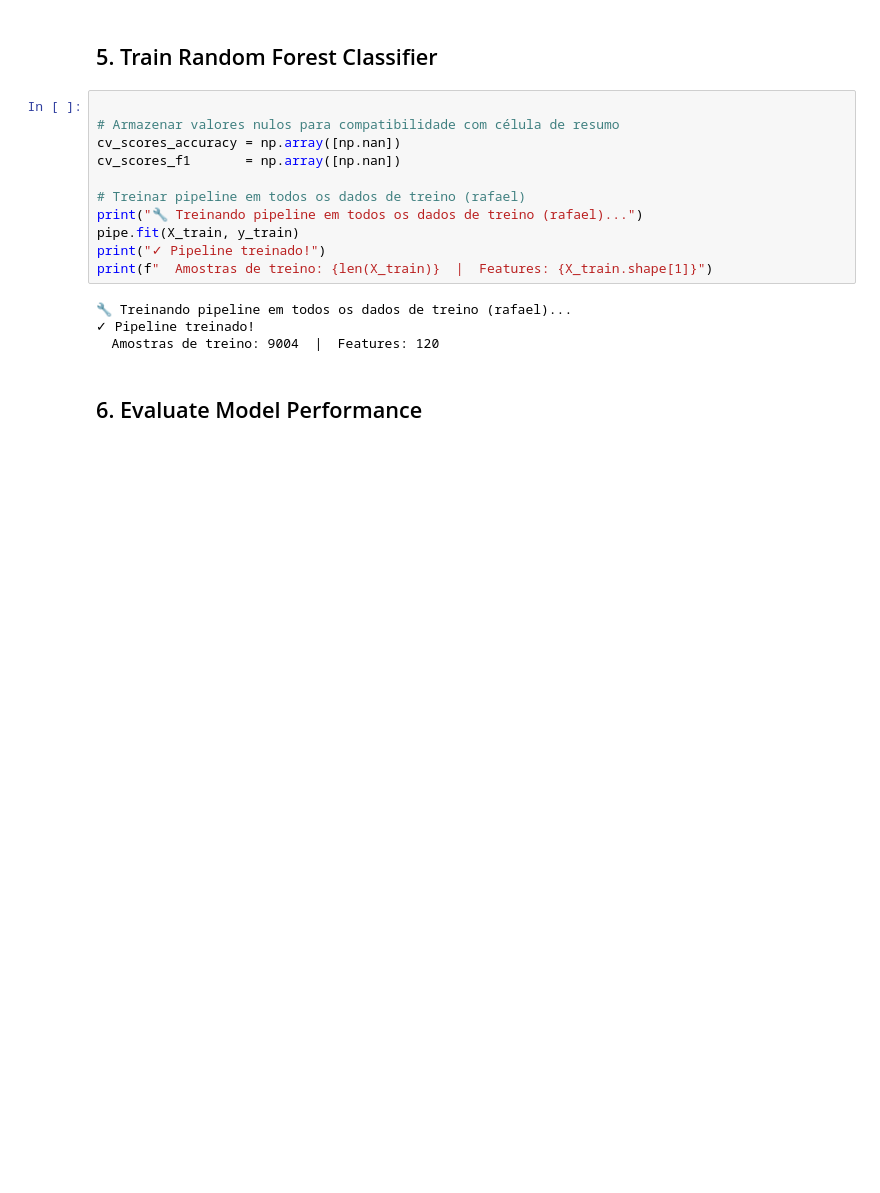
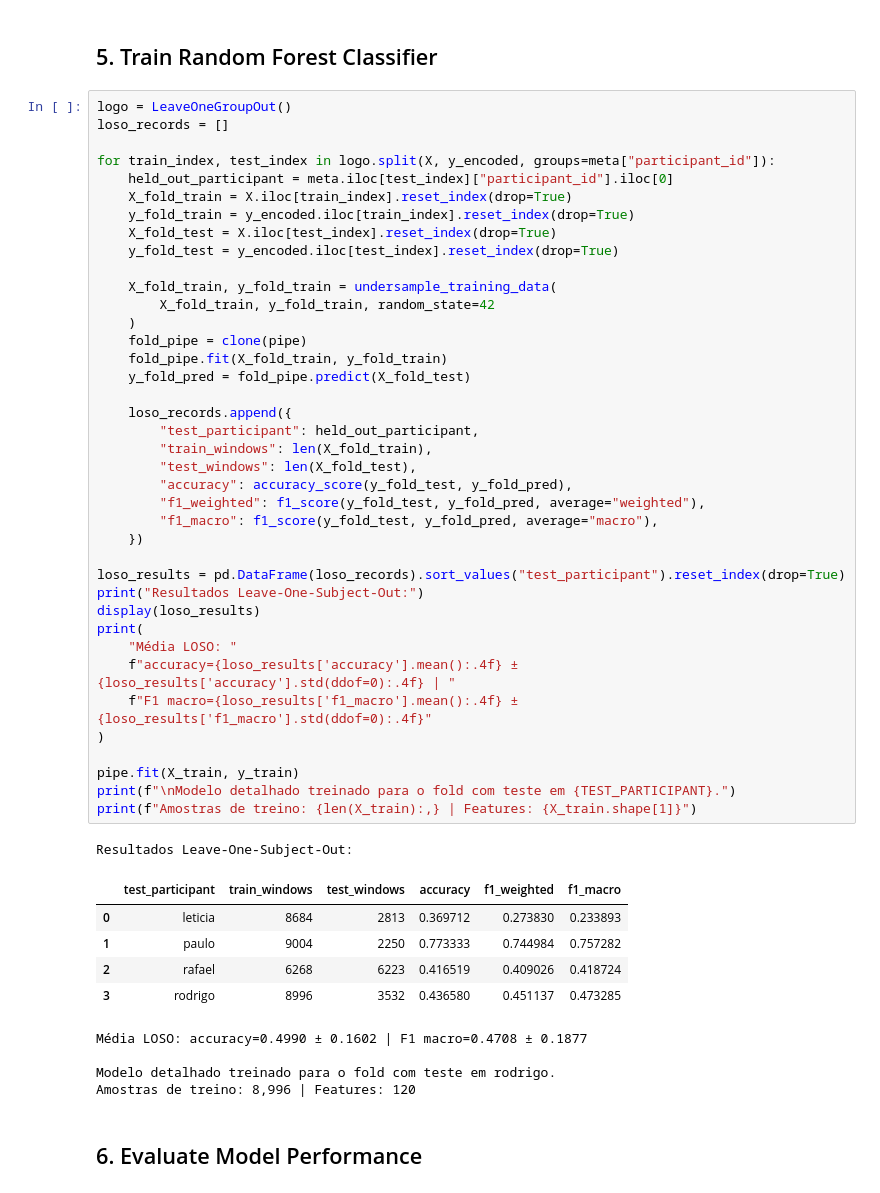
Before and after one commit to RafaelLuckner/RACE, a Jupyter notebook: 2-random_forest_training.ipynb, the cells around one changed output. Drawn from its saved outputs; the diff is of its cells as text; blank space fills up the shorter version.

```diff
--- a/2-random_forest_training.ipynb
+++ b/2-random_forest_training.ipynb
@@ -452,20 +336,55 @@ print(f"  Steps: {[name for name, _ in pipe.steps]}")
 # %% [markdown]
 ## 5. Train Random Forest Classifier
 # %%
+logo = LeaveOneGroupOut()
+loso_records = []
 
-# Armazenar valores nulos para compatibilidade com célula de resumo
-cv_scores_accuracy = np.array([np.nan])
-cv_scores_f1       = np.array([np.nan])
+for train_index, test_index in logo.split(X, y_encoded, groups=meta["participant_id"]):
+    held_out_participant = meta.iloc[test_index]["participant_id"].iloc[0]
+    X_fold_train = X.iloc[train_index].reset_index(drop=True)
+    y_fold_train = y_encoded.iloc[train_index].reset_index(drop=True)
+    X_fold_test = X.iloc[test_index].reset_index(drop=True)
+    y_fold_test = y_encoded.iloc[test_index].reset_index(drop=True)
 
-# Treinar pipeline em todos os dados de treino (rafael)
-print("🔧 Treinando pipeline em todos os dados de treino (rafael)...")
+    X_fold_train, y_fold_train = undersample_training_data(
+        X_fold_train, y_fold_train, random_state=42
+    )
+    fold_pipe = clone(pipe)
+    fold_pipe.fit(X_fold_train, y_fold_train)
+    y_fold_pred = fold_pipe.predict(X_fold_test)
+
+    loso_records.append({
+        "test_participant": held_out_participant,
+        "train_windows": len(X_fold_train),
+        "test_windows": len(X_fold_test),
+        "accuracy": accuracy_score(y_fold_test, y_fold_pred),
+        "f1_weighted": f1_score(y_fold_test, y_fold_pred, average="weighted"),
+        "f1_macro": f1_score(y_fold_test, y_fold_pred, average="macro"),
+    })
+
+loso_results = pd.DataFrame(loso_records).sort_values("test_participant").reset_index(drop=True)
+print("Resultados Leave-One-Subject-Out:")
+display(loso_results)
+print(
+    "Média LOSO: "
+    f"accuracy={loso_results['accuracy'].mean():.4f} ± {loso_results['accuracy'].std(ddof=0):.4f} | "
+    f"F1 macro={loso_results['f1_macro'].mean():.4f} ± {loso_results['f1_macro'].std(ddof=0):.4f}"
+)
+
 pipe.fit(X_train, y_train)
-print("✓ Pipeline treinado!")
-print(f"  Amostras de treino: {len(X_train)}  |  Features: {X_train.shape[1]}")
+print(f"\nModelo detalhado treinado para o fold com teste em {TEST_PARTICIPANT}.")
+print(f"Amostras de treino: {len(X_train):,} | Features: {X_train.shape[1]}")
 # %% [output]
-🔧 Treinando pipeline em todos os dados de treino (rafael)...
-✓ Pipeline treinado!
-  Amostras de treino: 9004  |  Features: 120
+Resultados Leave-One-Subject-Out:
+|  | test_participant | train_windows | test_windows | accuracy | f1_weighted | f1_macro |
+| 0 | leticia | 8684 | 2813 | 0.369712 | 0.273830 | 0.233893 |
+| 1 | paulo | 9004 | 2250 | 0.773333 | 0.744984 | 0.757282 |
+| 2 | rafael | 6268 | 6223 | 0.416519 | 0.409026 | 0.418724 |
+| 3 | rodrigo | 8996 | 3532 | 0.436580 | 0.451137 | 0.473285 |
+Média LOSO: accuracy=0.4990 ± 0.1602 | F1 macro=0.4708 ± 0.1877
+
+Modelo detalhado treinado para o fold com teste em rodrigo.
+Amostras de treino: 8,996 | Features: 120
 # %% [markdown]
 ## 6. Evaluate Model Performance
 # %%
```
Also changed, not shown: parts of 16 cells of this notebook, 14 other files.
